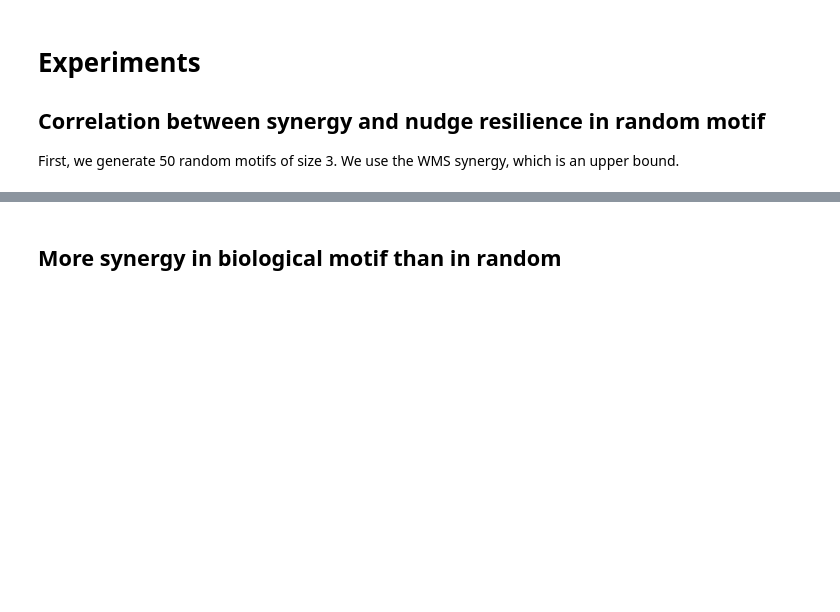
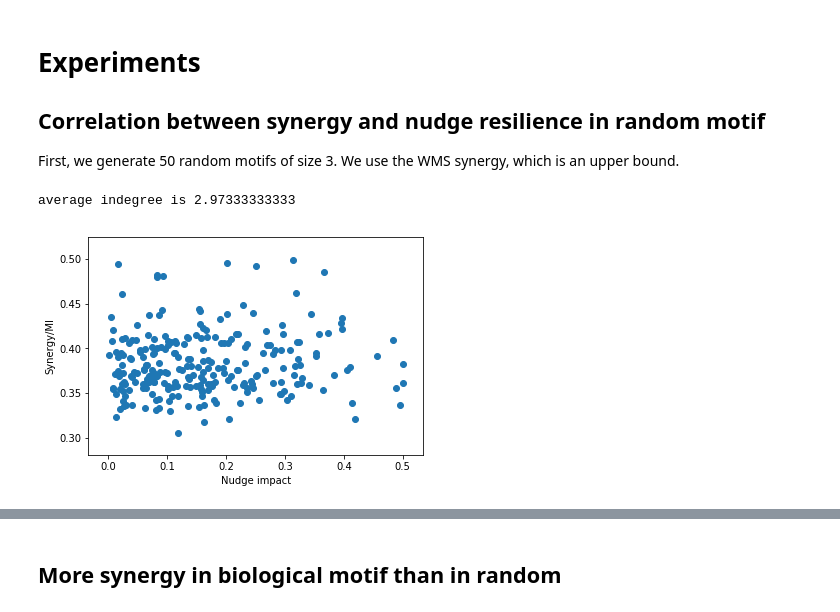
Before and after one commit to dgoldsb/synergy-jointpdf, a Jupyter notebook: scripts/discrete_nudge/experiments.ipynb, the cells around one changed output, grey strips where cells are left out. Drawn from its saved outputs; the diff is of its cells as text; code cells hidden in the pictures; blank space fills up the shorter version.

```diff
--- a/scripts/discrete_nudge/experiments.ipynb
+++ b/scripts/discrete_nudge/experiments.ipynb
@@ -17,5 +19,23 @@ import discrete_motif_plotting as visualize
 ## Correlation between synergy and nudge resilience in random motif
 
 First, we generate 50 random motifs of size 3. We use the WMS synergy, which is an upper bound.
+# %%
+# create a network motif
+motifs, indegree_avg = generator.generate_motifs(samplesize=500, no_nodes=3, numvalues=2, conflict_rule='totaleffect')
+print("average indegree is "+str(indegree_avg))
+
+# check which are high in synergy and have 0 impact
+#for motif in motifs:
+#    motif.evaluate_motif()
+#    if measures.synergy_middleground(motif) > 1:
+#        print(motif.grn_vars["rules"])
+#        table = visualize.state_transition_table(motif, 'totaleffect')
+#        display(HTML(tabulate.tabulate(table, tablefmt='html')))
+
+# make a plot with WMS synergy
+visualize.scatterplot_synergy_nudgeimpact(motifs, 3, 0.5, measures.synergy_middleground)
+# %% [output]
+average indegree is 2.97333333333
+[figure, added]
 # %%
 # create a network motif
```
Also changed, not shown: parts of 8 cells of this notebook, 7 other files.
